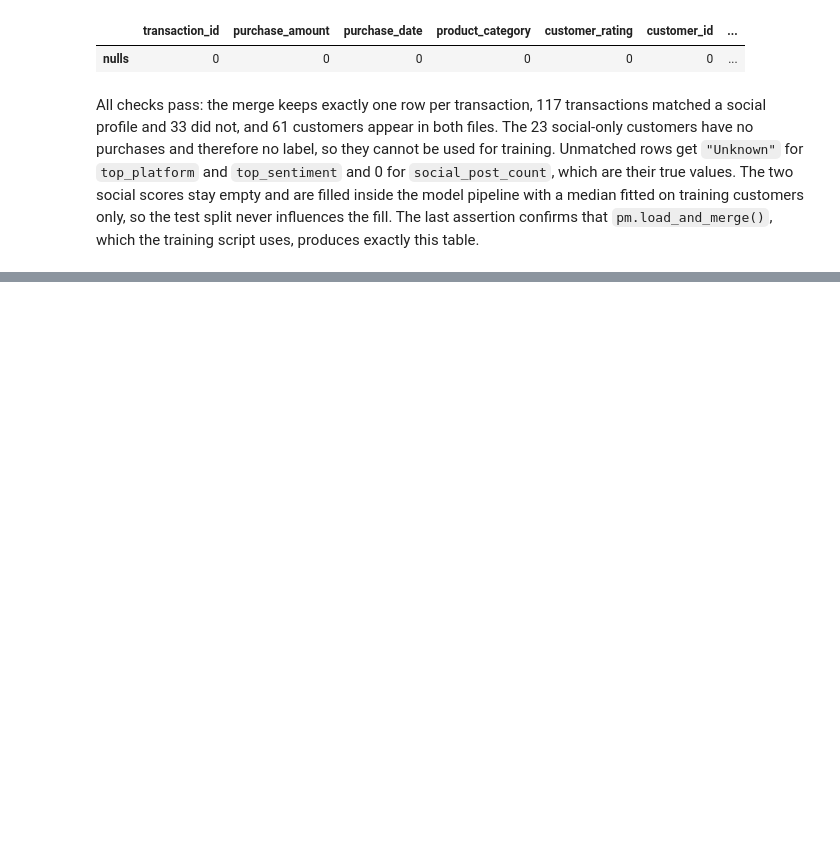
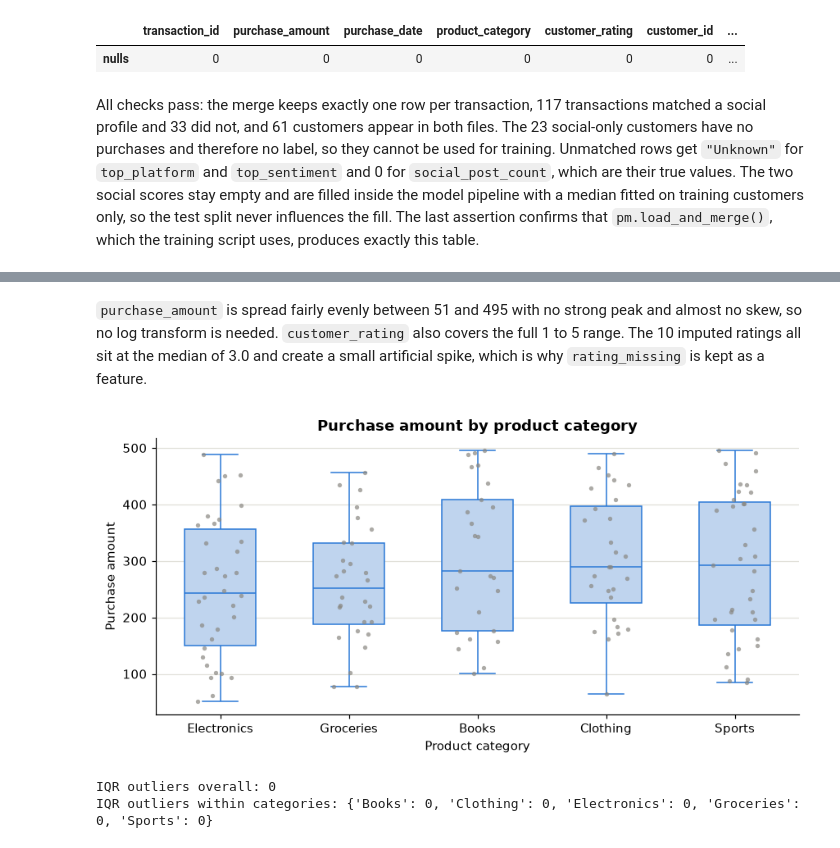
Before and after one commit to Flaviaa4/multi_data_processing, a Jupyter notebook: notebooks/tabular_pipeline.ipynb, the cells around one changed output, grey strips where cells are left out. Drawn from its saved outputs; the diff is of its cells as text; code cells hidden in the pictures; blank space fills up the shorter version.

```diff
--- a/notebooks/tabular_pipeline.ipynb
+++ b/notebooks/tabular_pipeline.ipynb
@@ -202,0 +320,29 @@ All checks pass: the merge keeps exactly one row per transaction, 117 transactio
+# %% [markdown]
+`purchase_amount` is spread fairly evenly between 51 and 495 with no strong peak and almost no skew, so no log transform is needed. `customer_rating` also covers the full 1 to 5 range. The 10 imputed ratings all sit at the median of 3.0 and create a small artificial spike, which is why `rating_missing` is kept as a feature.
+# %%
+amount_order = merged.groupby(pm.TARGET)["purchase_amount"].median().sort_values().index
+
+fig, ax = plt.subplots(figsize=(8, 4))
+sns.boxplot(data=merged, x=pm.TARGET, y="purchase_amount", order=amount_order, color="#b7d3f6",
+            linecolor=BLUE, width=0.55, fliersize=0, ax=ax)
+sns.stripplot(data=merged, x=pm.TARGET, y="purchase_amount", order=amount_order, color=MUTED_INK,
+              size=3.5, alpha=0.7, jitter=0.18, ax=ax)
+ax.set_title("Purchase amount by product category")
+ax.set_xlabel("Product category")
+ax.set_ylabel("Purchase amount")
+plt.tight_layout()
+plt.show()
+
+
+def iqr_outliers(values: pd.Series) -> int:
+    q1, q3 = values.quantile([0.25, 0.75])
+    fence = 1.5 * (q3 - q1)
+    return int(((values < q1 - fence) | (values > q3 + fence)).sum())
+
+
+print("IQR outliers overall:", iqr_outliers(merged["purchase_amount"]))
+print("IQR outliers within categories:", merged.groupby(pm.TARGET)["purchase_amount"].apply(iqr_outliers).to_dict())
+# %% [output]
+[figure, added]
+IQR outliers overall: 0
+IQR outliers within categories: {'Books': 0, 'Clothing': 0, 'Electronics': 0, 'Groceries': 0, 'Sports': 0}
```
Also changed, not shown: parts of 18 cells of this notebook.
